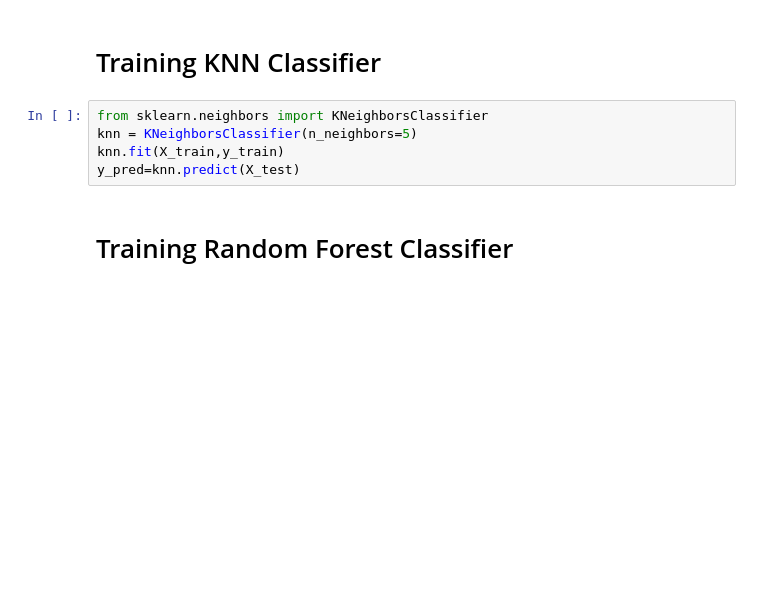
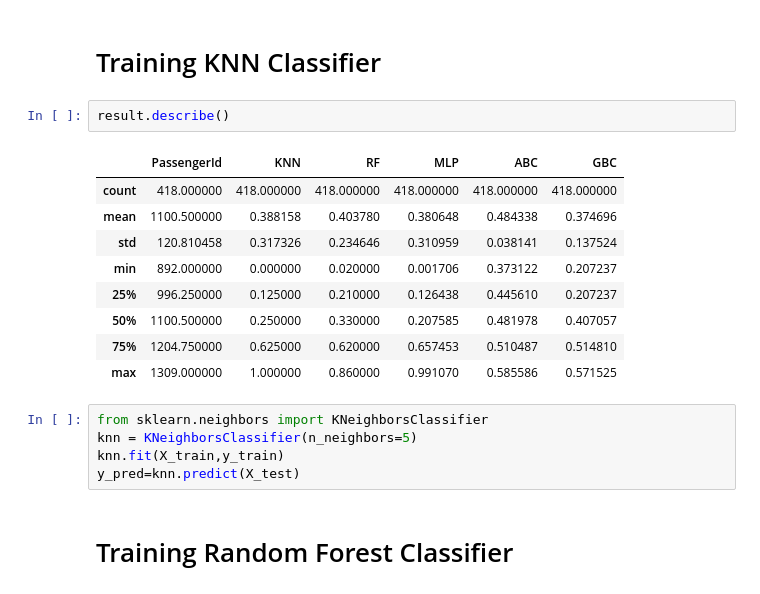
Before and after one commit to snajeebz/Titanic-Kaggle-Competition, a Jupyter notebook: titanic-feature-engineering-clustering.ipynb, the cells around one changed output. Saved outputs shown, nothing was run; the diff lists cells and outputs as text; blank space fills up the shorter version.

```diff
--- a/titanic-feature-engineering-clustering.ipynb
+++ b/titanic-feature-engineering-clustering.ipynb
@@ -291,5 +398,17 @@ def evaluate(y_test,ypred):
 # %% [markdown]
 # Training KNN Classifier
+# %%
+result.describe()
+# %% [output]
+|  | PassengerId | KNN | RF | MLP | ABC | GBC |
+| count | 418.000000 | 418.000000 | 418.000000 | 418.000000 | 418.000000 | 418.000000 |
+| mean | 1100.500000 | 0.388158 | 0.403780 | 0.380648 | 0.484338 | 0.374696 |
+| std | 120.810458 | 0.317326 | 0.234646 | 0.310959 | 0.038141 | 0.137524 |
+| min | 892.000000 | 0.000000 | 0.020000 | 0.001706 | 0.373122 | 0.207237 |
+| 25% | 996.250000 | 0.125000 | 0.210000 | 0.126438 | 0.445610 | 0.207237 |
+| 50% | 1100.500000 | 0.250000 | 0.330000 | 0.207585 | 0.481978 | 0.407057 |
+| 75% | 1204.750000 | 0.625000 | 0.620000 | 0.657453 | 0.510487 | 0.514810 |
+| max | 1309.000000 | 1.000000 | 0.860000 | 0.991070 | 0.585586 | 0.571525 |
 # %%
 from sklearn.neighbors import KNeighborsClassifier
 knn = KNeighborsClassifier(n_neighbors=5)
```
Also changed, not shown: parts of 12 cells of this notebook.
